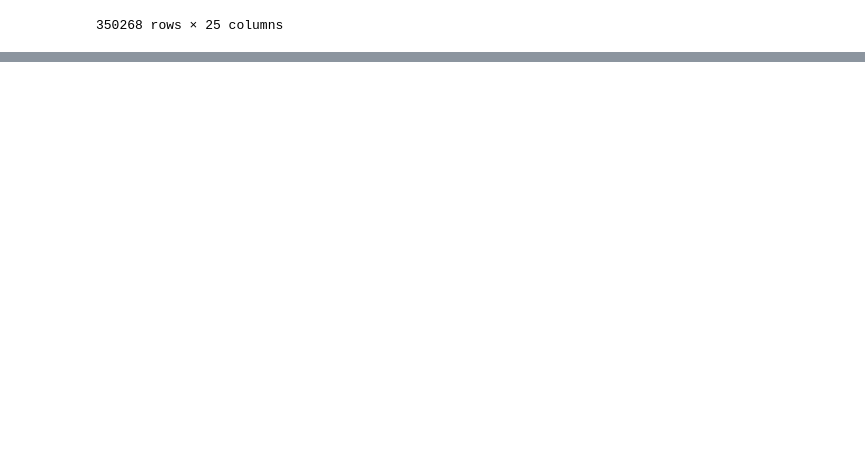
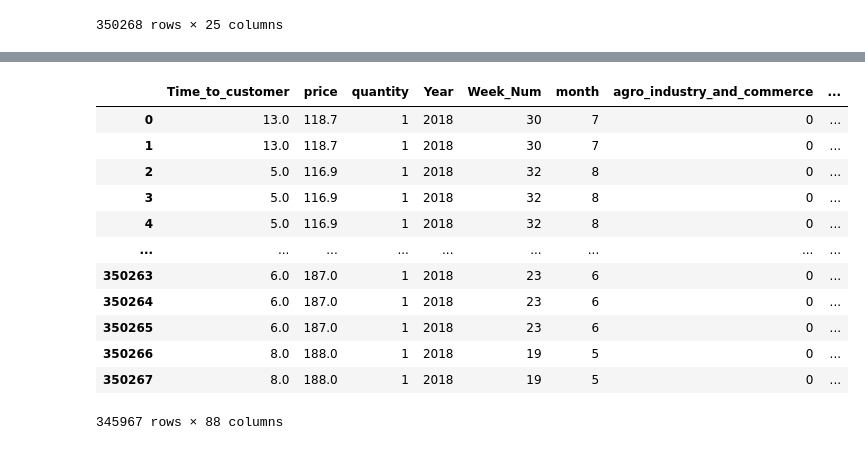
Before and after one commit to tbenthomas/olist_pricing, a Jupyter notebook: analysis.ipynb, the cells around one changed output, grey strips where cells are left out. Saved outputs shown, nothing was run; the diff lists cells and outputs as text; code cells hidden in the pictures; blank space fills up the shorter version.

Commit message:
RandomForest/FeatureAnalysis

```diff
--- a/analysis.ipynb
+++ b/analysis.ipynb
@@ -317,0 +327,35 @@ sales.to_csv("filtered_all.csv",index=False)
+# %%
+sales = sales.drop(['order_id','customer_id_x','product_name_lenght', 'product_description_lenght',
+       'product_photos_qty', 'product_weight_g', 'product_length_cm',
+       'product_height_cm', 'product_width_cm'],axis=1)
+# %%
+import time
+import numpy as np
+import pandas as pd
+import matplotlib.pyplot as plt
+from matplotlib.pyplot import figure
+import seaborn as sns
+from sklearn import preprocessing
+from sklearn.preprocessing import LabelEncoder
+from sklearn.preprocessing import StandardScaler
+from sklearn.model_selection import train_test_split
+from sklearn.metrics import classification_report,confusion_matrix,accuracy_score
+from sklearn import tree
+from sklearn.ensemble import RandomForestRegressor
+from sklearn import svm
+
+sales
+# %% [output]
+|  | Time_to_customer | price | quantity | Year | Week_Num | month | agro_industry_and_commerce | ... |
+| 0 | 13.0 | 118.7 | 1 | 2018 | 30 | 7 | 0 | ... |
+| 1 | 13.0 | 118.7 | 1 | 2018 | 30 | 7 | 0 | ... |
+| 2 | 5.0 | 116.9 | 1 | 2018 | 32 | 8 | 0 | ... |
+| 3 | 5.0 | 116.9 | 1 | 2018 | 32 | 8 | 0 | ... |
+| 4 | 5.0 | 116.9 | 1 | 2018 | 32 | 8 | 0 | ... |
+| ... | ... | ... | ... | ... | ... | ... | ... | ... |
+| 350263 | 6.0 | 187.0 | 1 | 2018 | 23 | 6 | 0 | ... |
+| 350264 | 6.0 | 187.0 | 1 | 2018 | 23 | 6 | 0 | ... |
+| 350265 | 6.0 | 187.0 | 1 | 2018 | 23 | 6 | 0 | ... |
+| 350266 | 8.0 | 188.0 | 1 | 2018 | 19 | 5 | 0 | ... |
+| 350267 | 8.0 | 188.0 | 1 | 2018 | 19 | 5 | 0 | ... |
+345967 rows × 88 columns
```
Also changed, not shown: parts of 17 cells of this notebook.
